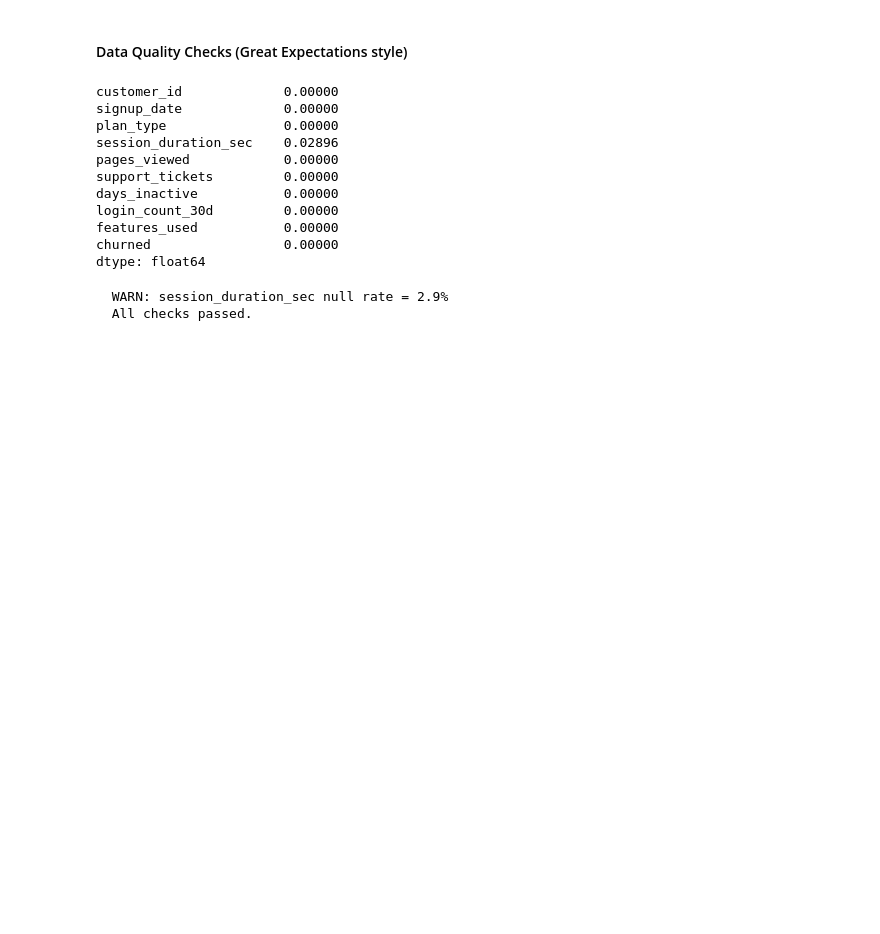
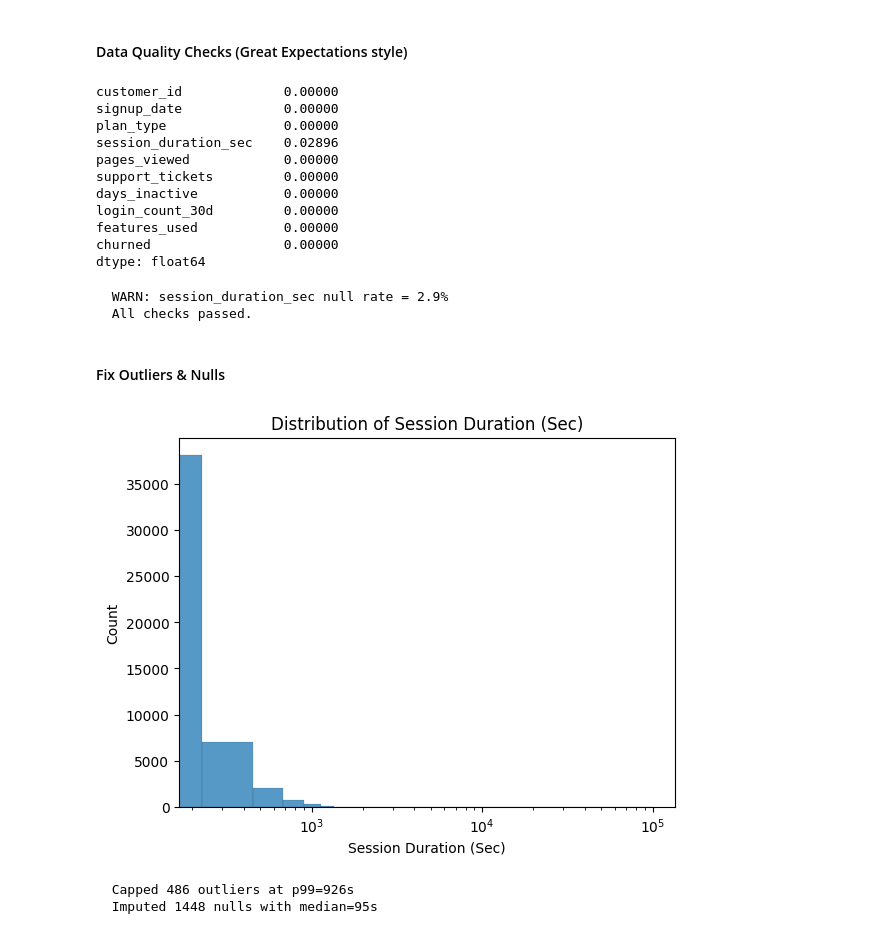
Before and after one commit to omogbolahan94/ChurnGuard-MLops-Customer-Retention-Pipeline, a Jupyter notebook: main.ipynb, the cells around one changed output. Cells and saved outputs as stored; diff of their text form; code cells hidden in the pictures; blank space fills up the shorter version.

```diff
--- a/main.ipynb
+++ b/main.ipynb
@@ -169,3 +175,31 @@ else:
 # %% [output]
   WARN: session_duration_sec null rate = 2.9%
   All checks passed.
+# %% [markdown]
+#### Fix Outliers & Nulls
+# %%
+sns.histplot(df["session_duration_sec"], )
+
+plt.xscale("log")
+plt.title("Distribution of Session Duration (Sec)")
+plt.xlabel("Session Duration (Sec)")
+
+plt.show()
+# %% [output]
+[figure, added]
+# %%
+# Cap session_duration at 99th percentile (excludes nulls)
+p99 = df["session_duration_sec"].quantile(0.99)
+
+no_outliers = (df["session_duration_sec"] > p99).sum()
+df["session_duration_sec"] = df["session_duration_sec"].clip(upper=p99)
+print(f"  Capped {no_outliers} outliers at p99={p99:.0f}s")
+
+# Impute nulls with median (fit on full dataset here; in production: fit on train only)
+median_session = df["session_duration_sec"].median()
+null_count = df["session_duration_sec"].isnull().sum()
+df["session_duration_sec"] = df["session_duration_sec"].fillna(median_session)
+print(f"  Imputed {null_count} nulls with median={median_session:.0f}s")
+# %% [output]
+  Capped 486 outliers at p99=926s
+  Imputed 1448 nulls with median=95s
```
Also changed, not shown: parts of 5 cells of this notebook.
